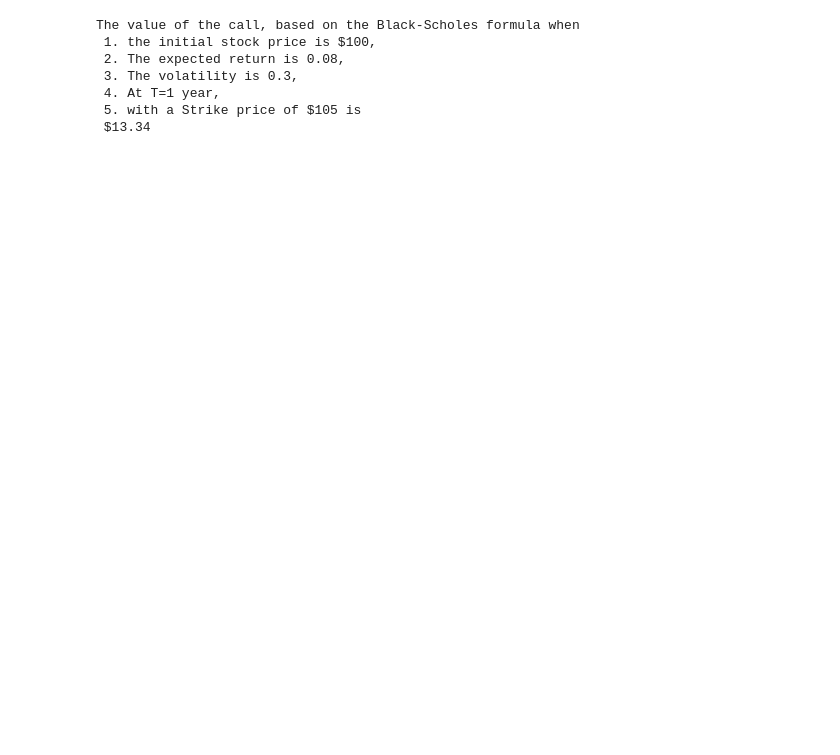
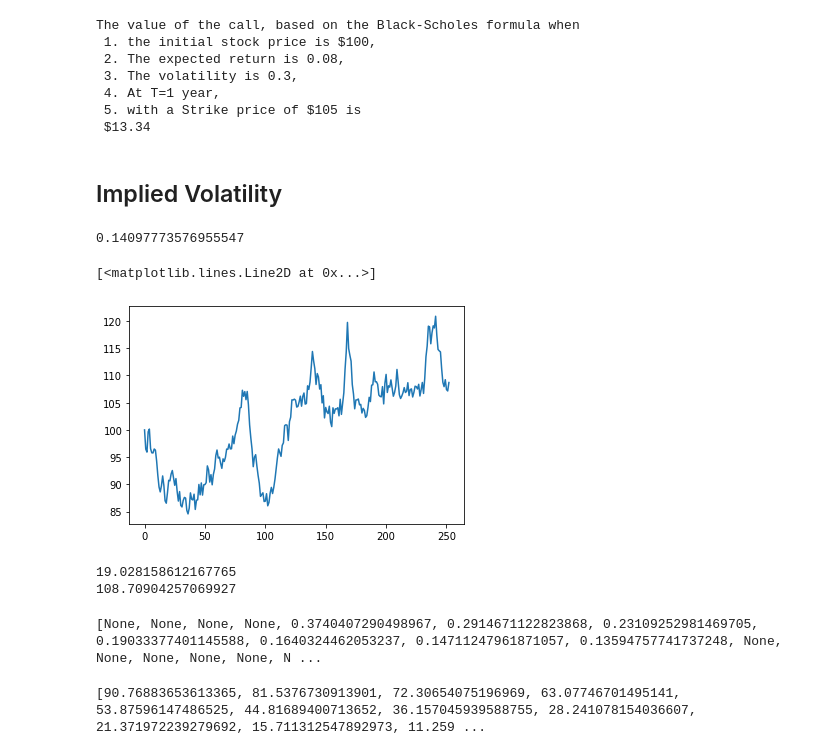
Before and after one commit to vishnuteja1607/Optioins-Pricing, a Jupyter notebook: Call Option Payoff Simulation.ipynb, the cells around one changed output. Drawn from its saved outputs; the diff is of its cells as text; code cells hidden in the pictures; blank space fills up the shorter version.

```diff
--- a/Call Option Payoff Simulation.ipynb
+++ b/Call Option Payoff Simulation.ipynb
@@ -157,3 +157,45 @@ The value of the call, based on the Black-Scholes formula when
  4. At T=1 year,
  5. with a Strike price of $105 is
  $13.34
+# %% [markdown]
+## Implied Volatility
+# %%
+def get_vega(S,K,mu,sigma,T):
+
+    d1 = (np.log(S/K) + (mu + 0.5*sigma**2)*T)/(sigma*T)
+    v = S*np.sqrt(T)*norm.cdf(d1)
+    return v
+# %%
+def find_implied_volatility(S, K, r, T, option_price, tolerance=1e-6, max_iterations=100):
+    volatility = 0.5  # Initial guess for implied volatility
+
+    for _ in range(max_iterations):
+        option_price_estimate = black_scholes_call(S, K, r, T, volatility)
+        vega = get_vega(S, K, r, volatility, T)
+
+        diff = option_price_estimate - option_price
+
+        if abs(diff) < tolerance:
+            return volatility
+
+        volatility -= diff / vega
+
+    return None
+# %%
+a = find_implied_volatility(S0,K,mu,T,bs_call,tolerance=1e-6, max_iterations=100)
+# %%
+print(a)
+sp = stock_prices[400,:]
+#print(sp)
+plt.plot(sp)
+# %% [output]
+0.14097773576955547
+[<matplotlib.lines.Line2D at 0x...>]
+[figure, added]
+# %%
+my_bs_call = black_scholes_call(sp[-1],K,mu,sigma,T)
+print(my_bs_call)
+print(sp[-1])
+# %% [output]
+19.028158612167765
+108.70904257069927
@@ -159,0 +212,8 @@ The value of the call, based on the Black-Scholes formula when
+# %%
+print(imp_vols)
+# %% [output]
+[None, None, None, None, 0.3740407290498967, 0.2914671122823868, 0.23109252981469705, 0.19033377401145588, 0.1640324462053237, 0.14711247961871057, 0.13594757741737248, None, None, None, None, None, N ...
+# %%
+print(bs_calls)
+# %% [output]
+[90.76883653613365, 81.5376730913901, 72.30654075196969, 63.07746701495141, 53.87596147486525, 44.81689400713652, 36.157045939588755, 28.241078154036607, 21.371972239279692, 15.711312547892973, 11.259 ...
```
Also changed, not shown: parts of 9 cells of this notebook.
